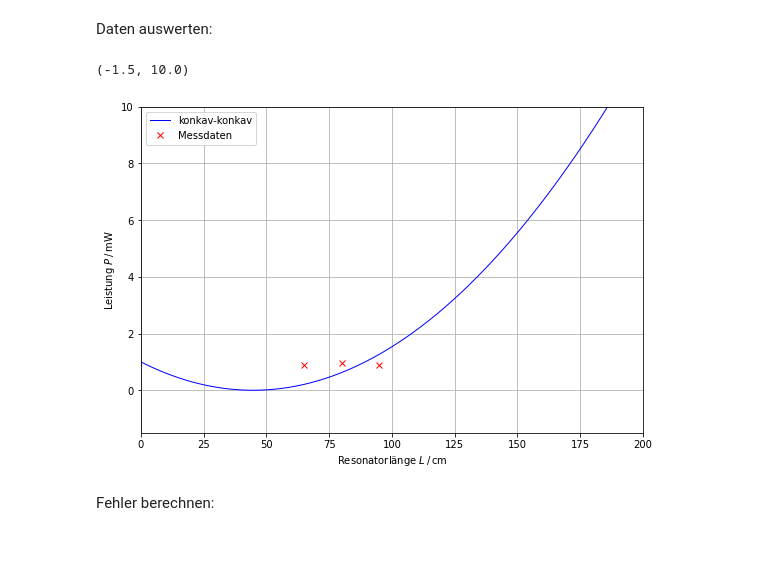
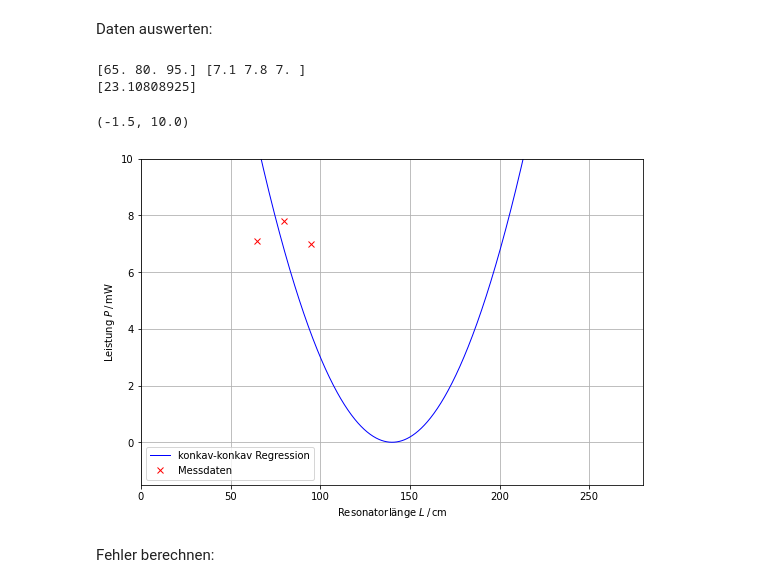
Before and after one commit to waerther/fortgeschrittenenpraktikum, a Jupyter notebook: v61/auswertung.ipynb, the cells around one changed output. Saved outputs shown, nothing was run; the diff lists cells and outputs as text; code cells hidden in the pictures; blank space fills up the shorter version.

```diff
--- a/v61/auswertung.ipynb
+++ b/v61/auswertung.ipynb
@@ -31,35 +31,38 @@ Daten auswerten:
 # %%
 np.savetxt('tables/leistung.txt', md.values, header='l/cm P/mW', fmt='%.1f')
 l, P = np.genfromtxt('tables/leistung.txt', unpack=True, skip_header=1)
-P /= 8
+# l += 200
+print(l, P)
+# P /= 7.8
 
 def f(L,r):
     return (1 - L / r)*(1 - L / r)
 
 r_2 = 140
-L_2 = np.linspace(0,2 * 140,1000)
-# xx = np.linspace(100, 150000, 100)
+L_2 = np.linspace(0, 2*140,1000)
 
 para, pcov = curve_fit(f, l, P)
 pcov = np.sqrt(np.diag(pcov))
 a = para
 fa = pcov
-# print(f(L_2,r_2) * f(L_2,r_2))
 
 plt.figure(figsize=(9, 6))
+print(a)
 
-plt.plot(L_2, f(L_2,a), '-b', linewidth = 1, label='konkav-konkav')
+plt.plot(L_2, f(L_2-117,a), '-b', linewidth = 1, label='konkav-konkav Regression')
 plt.plot(l, P, 'xr', label='Messdaten')
 
 plt.xlabel(r'Resonatorlänge $L \, / \, \mathrm{cm}$')
 plt.ylabel(r'Leistung $P \, / \, \mathrm{mW}$')
 plt.grid(True)                          # grid style
 plt.legend(loc='best')
-plt.xlim(0, 200)
+plt.xlim(0, 2*140)
 plt.ylim(-1.5, 10)
 # %% [output]
-(-1.5, 10.0)
+[65. 80. 95.] [7.1 7.8 7. ]
+[23.10808925]
+(-1.5, 10.0)
-[figure, old version]
+[figure, new version]
 # %% [markdown]
 Fehler berechnen:
 # %%
```
Also changed, not shown: parts of 1 cell of this notebook, 3 other files.
